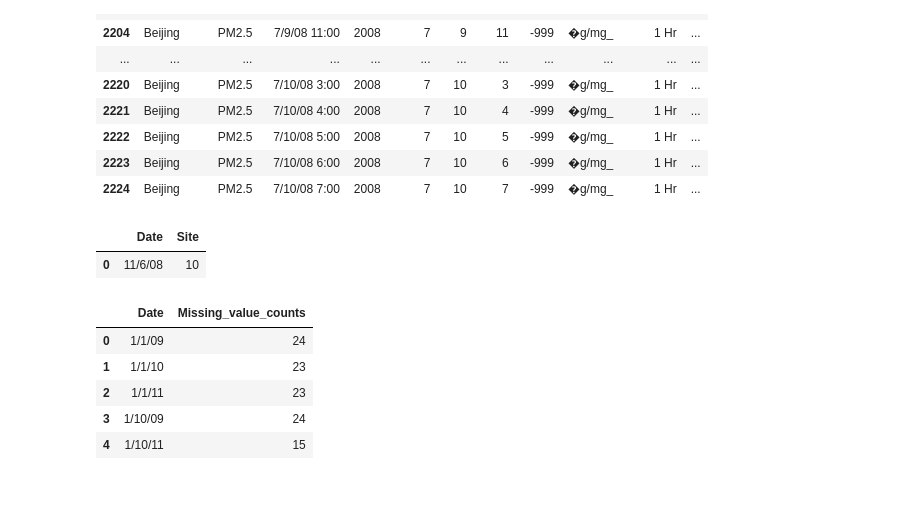
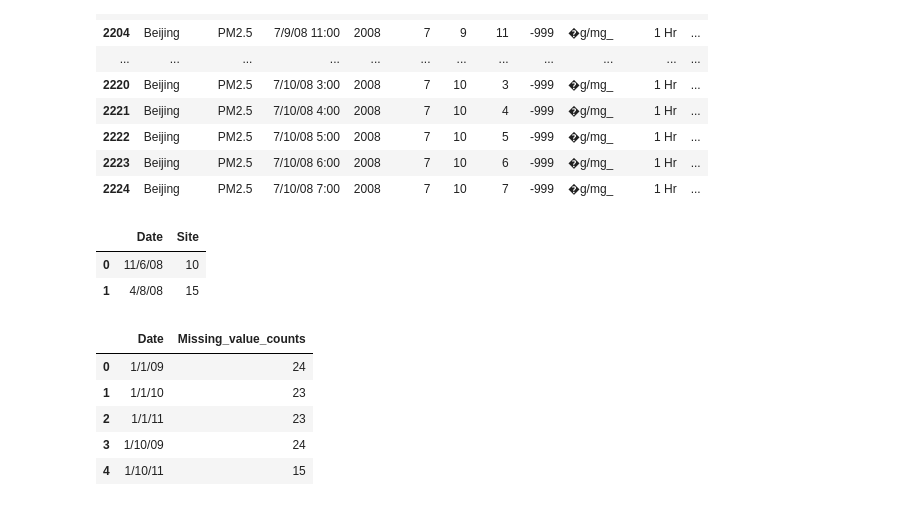
Before and after one commit to wgao3/DSI-SF-4-wgao3, a Jupyter notebook: projects/Capstone/Beijing pollution/Beijing Air Pollution .ipynb, the cells around one changed output. Saved outputs shown, nothing was run; the diff lists cells and outputs as text; code cells hidden in the pictures.

```diff
--- a/projects/Capstone/Beijing pollution/Beijing Air Pollution .ipynb
+++ b/projects/Capstone/Beijing pollution/Beijing Air Pollution .ipynb
@@ -238,11 +238,12 @@ See the caveats in the documentation: http://pandas.pydata.org/pandas-docs/stabl
 | 2224 | Beijing | PM2.5 | 7/10/08 7:00 | 2008 | 7 | 10 | 7 | -999 | �g/mg_ | 1 Hr | ... |
 # %%
 # 11/6/2008 only had 14 data points
-incomplete_day = pd.DataFrame([['11/6/08', 10]], columns=['Date', 'Site'])
+incomplete_day = pd.DataFrame([['11/6/08', 10], ['4/8/08', 15]], columns=['Date', 'Site'])
 incomplete_day
 # %% [output]
 |  | Date | Site |
 | 0 | 11/6/08 | 10 |
+| 1 | 4/8/08 | 15 |
 # %%
 invalid_dates = invalid_values.groupby('Date').count().reset_index().iloc[:,0:2]
 invalid_dates = invalid_dates.append(incomplete_day, ignore_index=True)
```
Also changed, not shown: parts of 116 cells of this notebook.
